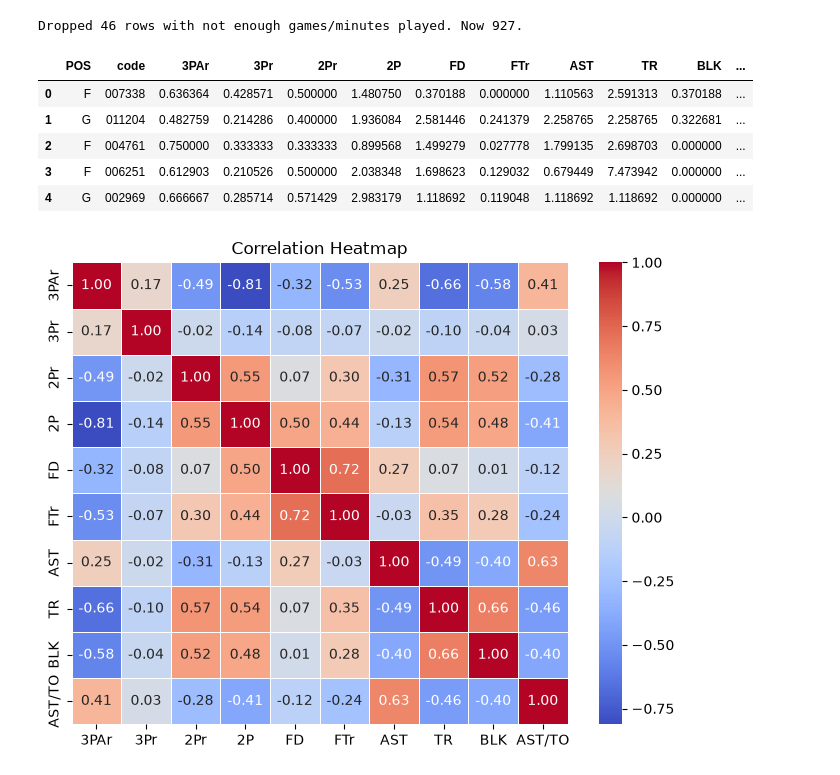
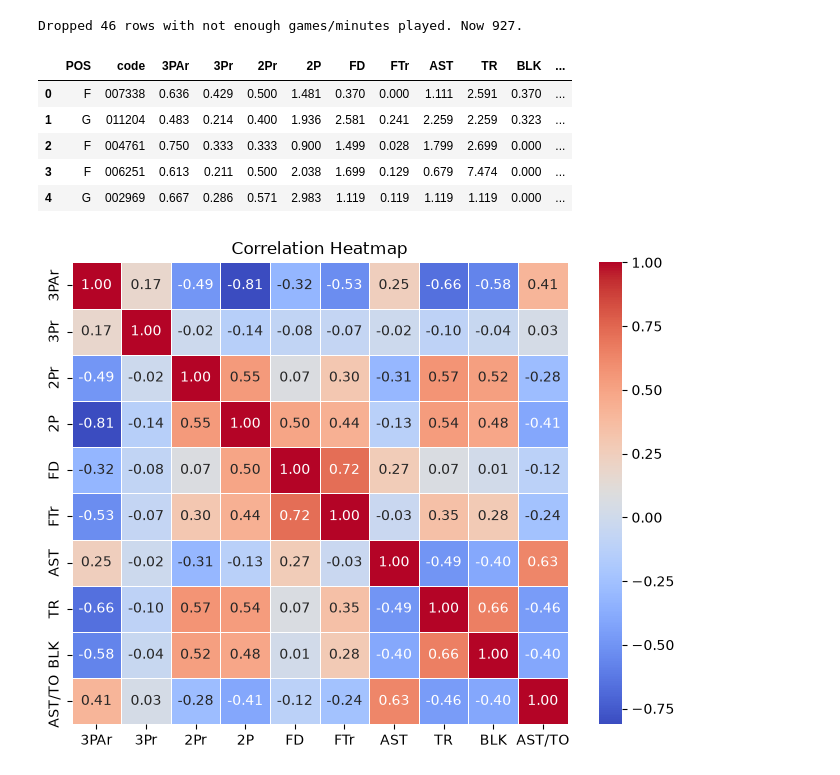
Before and after one commit to vikkesavola/euroleague-position-classifier, a Jupyter notebook: 1_feature_engineering.ipynb, the cells around one changed output. Cells and saved outputs as stored; diff of their text form; code cells hidden in the pictures.

```diff
--- a/1_feature_engineering.ipynb
+++ b/1_feature_engineering.ipynb
@@ -26,36 +26,40 @@ Dropped 46 rows with not enough games/minutes played. Now 927.
 # %%
 df = pd.DataFrame()
 
 df["POS"] = df_filtered["position"]
 df["code"] = df_filtered["code"]
-df["3PAr"] = df_filtered["threePointersAttempted"] / ( df_filtered["twoPointersAttempted"] + df_filtered["threePointersAttempted"] )
+df["3PAr"] = df_filtered["threePointersAttempted"] /
+            ( df_filtered["twoPointersAttempted"] +
+              df_filtered["threePointersAttempted"] )
 df["3Pr"] = df_filtered["threePointersMade"] / df_filtered["threePointersAttempted"]
 df["2Pr"] = df_filtered["twoPointersMade"] / df_filtered["twoPointersAttempted"]
 df["2P"] = df_filtered["twoPointersMade"] / df_filtered["minutesPlayed"] * 40
 df["FD"] = df_filtered["foulsDrawn"] / df_filtered["minutesPlayed"] * 40
-df["FTr"] = df_filtered["freeThrowsAttempted"] / ( df_filtered["twoPointersAttempted"] + df_filtered["threePointersAttempted"] )
+df["FTr"] = df_filtered["freeThrowsAttempted"] /
+            ( df_filtered["twoPointersAttempted"] +
+              df_filtered["threePointersAttempted"] )
 df["AST"] = df_filtered["assists"] / df_filtered["minutesPlayed"] * 40
 df["TR"] = df_filtered["totalRebounds"] / df_filtered["minutesPlayed"] * 40
 df["BLK"] = df_filtered["blocks"] / df_filtered["minutesPlayed"] * 40
 df["AST/TO"] = df_filtered["assists"] / ( df_filtered["turnovers"] )
 
-df["POS"] = df["POS"].map({1: "G", 2: "F", 3: "C"})
+df["POS"] = df["POS"].map({1: "G", 2: "F", 3: "C"}) # convert EuroLeague's numerical labels into more interpretable ones
 
 # replace AST/TO's infinite values with NaN and perform median imputation
 df["AST/TO"] = df["AST/TO"].replace([np.inf, -np.inf], np.nan)
 df["AST/TO"] = SimpleImputer(missing_values=np.nan, strategy='median').fit_transform(df[["AST/TO"]])
 
 # perform median imputation for 3Pr as well since is has many NaNs
 df["3Pr"] = SimpleImputer(missing_values=np.nan, strategy='median').fit_transform(df[["3Pr"]])
 
-df.head()
+df.round(3).head()
 # %% [output]
 |  | POS | code | 3PAr | 3Pr | 2Pr | 2P | FD | FTr | AST | TR | BLK | ... |
-| 0 | F | 007338 | 0.636364 | 0.428571 | 0.500000 | 1.480750 | 0.370188 | 0.000000 | 1.110563 | 2.591313 | 0.370188 | ... |
-| 1 | G | 011204 | 0.482759 | 0.214286 | 0.400000 | 1.936084 | 2.581446 | 0.241379 | 2.258765 | 2.258765 | 0.322681 | ... |
-| 2 | F | 004761 | 0.750000 | 0.333333 | 0.333333 | 0.899568 | 1.499279 | 0.027778 | 1.799135 | 2.698703 | 0.000000 | ... |
-| 3 | F | 006251 | 0.612903 | 0.210526 | 0.500000 | 2.038348 | 1.698623 | 0.129032 | 0.679449 | 7.473942 | 0.000000 | ... |
-| 4 | G | 002969 | 0.666667 | 0.285714 | 0.571429 | 2.983179 | 1.118692 | 0.119048 | 1.118692 | 1.118692 | 0.000000 | ... |
+| 0 | F | 007338 | 0.636 | 0.429 | 0.500 | 1.481 | 0.370 | 0.000 | 1.111 | 2.591 | 0.370 | ... |
+| 1 | G | 011204 | 0.483 | 0.214 | 0.400 | 1.936 | 2.581 | 0.241 | 2.259 | 2.259 | 0.323 | ... |
+| 2 | F | 004761 | 0.750 | 0.333 | 0.333 | 0.900 | 1.499 | 0.028 | 1.799 | 2.699 | 0.000 | ... |
+| 3 | F | 006251 | 0.613 | 0.211 | 0.500 | 2.038 | 1.699 | 0.129 | 0.679 | 7.474 | 0.000 | ... |
+| 4 | G | 002969 | 0.667 | 0.286 | 0.571 | 2.983 | 1.119 | 0.119 | 1.119 | 1.119 | 0.000 | ... |
 # %%
 corr_matrix = df.drop(["POS", "code"], axis=1).corr()
 plt.figure(figsize=(8,6))
```
Also changed, not shown: parts of 3 cells of this notebook, 1 other file.
